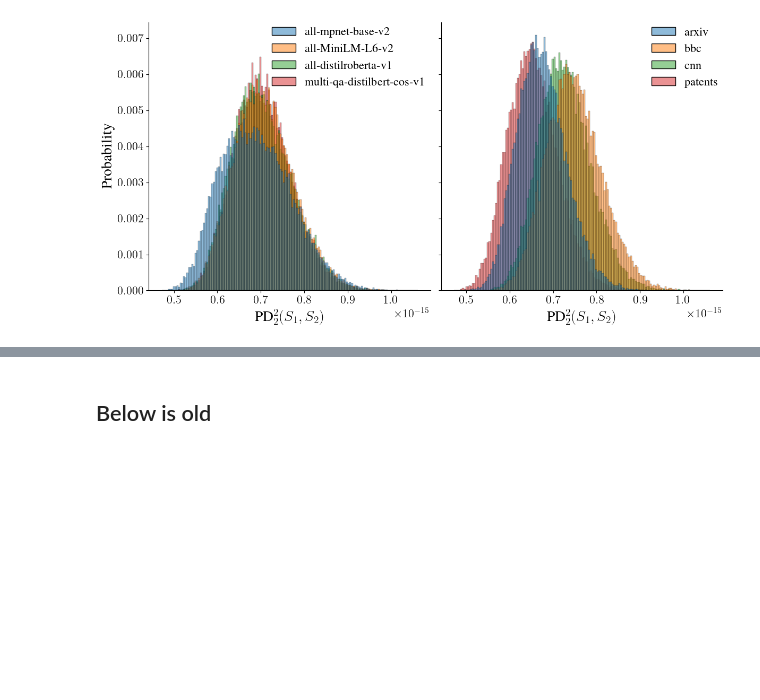
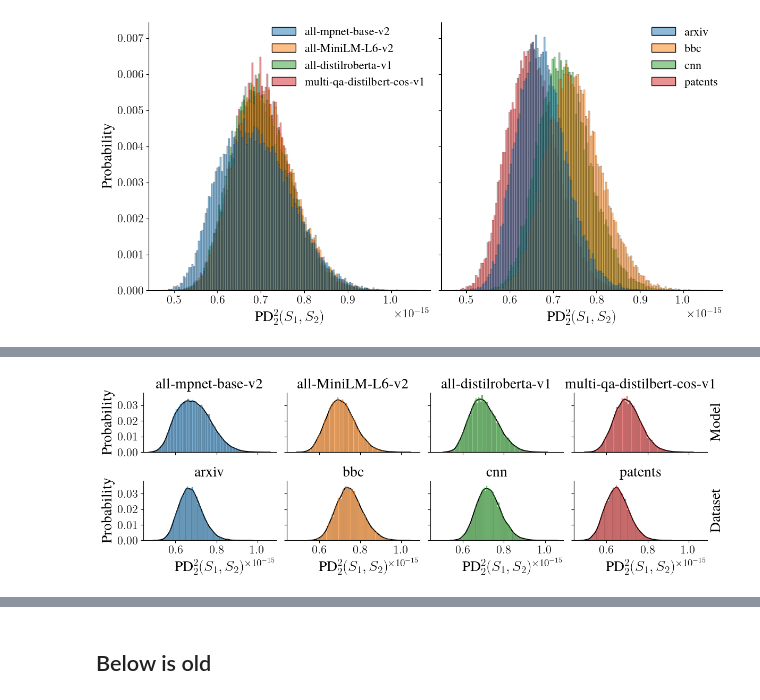
Before and after one commit to aidos-lab/Presto, a Jupyter notebook: notebooks/presto_test.ipynb, the cells around one changed output, grey strips where cells are left out. Cells and saved outputs as stored; diff of their text form; code cells hidden in the pictures; blank space fills up the shorter version.

Commit message:
some figure stuff

```diff
--- a/notebooks/presto_test.ipynb
+++ b/notebooks/presto_test.ipynb
@@ -405,0 +418,35 @@ plt.savefig(f"{paper_figure_path}/subsampling_presto.pdf", bbox_inches="tight",
+# %%
+cmap = cm.tab10(np.linspace(0,1,11))
+fig, ax = plt.subplots(2,4,figsize=(12,4), sharey=True, sharex=True)
+for idx,elem in enumerate(["model", "dataset"]):
+    if elem == "model":
+        ds = sorted_models
+        query_str = "model == @m"
+    if elem == "dataset":
+        ds = sorted_datasets
+        query_str = "dataset == @m"
+    for idx2,m in enumerate(ds):
+        sns.histplot(subsampled_df_agg.query(query_str),  x="score", stat="probability",
+                     hue=elem, ax=ax[idx][idx2], kde=True, palette=[cmap[idx2]], alpha=0.6,
+                     legend=False)
+        ax[idx][idx2].lines[0].set_color('k')
+        ax[idx][idx2].lines[0].set_zorder(-1)
+        ax[idx][idx2].set_xlabel(r"PD"+"$^2_2(S_1,S_2)$", fontsize=title_fontsize)
+        ax[idx][idx2].set_ylabel("Probability", fontsize=title_fontsize)
+        offset_text = ax[idx][idx2].xaxis.get_offset_text()
+        offset_text.set_fontsize(label_fontsize-2)
+        xtls = ax[idx][idx2].get_xticklabels()
+        ytls = ax[idx][idx2].get_yticklabels()
+        for l in xtls + ytls:
+            l.set_fontsize(label_fontsize)
+        ax[idx][idx2].set_title(m, fontsize=title_fontsize)
+        if idx2 == 3:
+            axx = ax[idx][idx2].twinx()
+            axx.set_yticks([])
+            axx.set_ylabel(elem.capitalize(), fontsize=title_fontsize)
+ax[0][0].set_yticks([0,0.01,0.02,0.03])
+sns.despine(fig)
+plt.tight_layout()
+plt.savefig(f"{paper_figure_path}/subsampling_presto.pdf", bbox_inches="tight", transparent=True)
+# %% [output]
+[figure, added]
```
Also changed, not shown: parts of 4 cells of this notebook, 1 other file.
